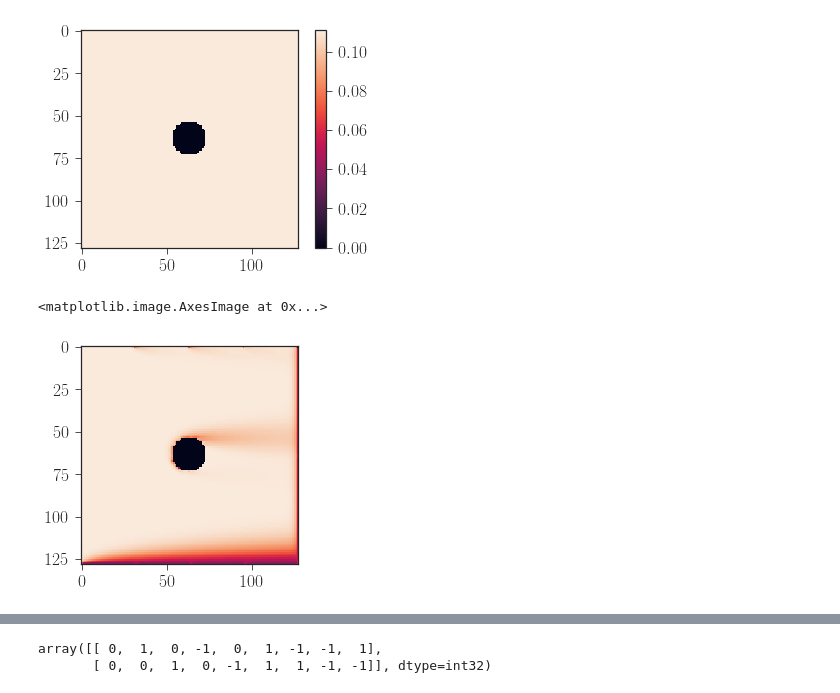
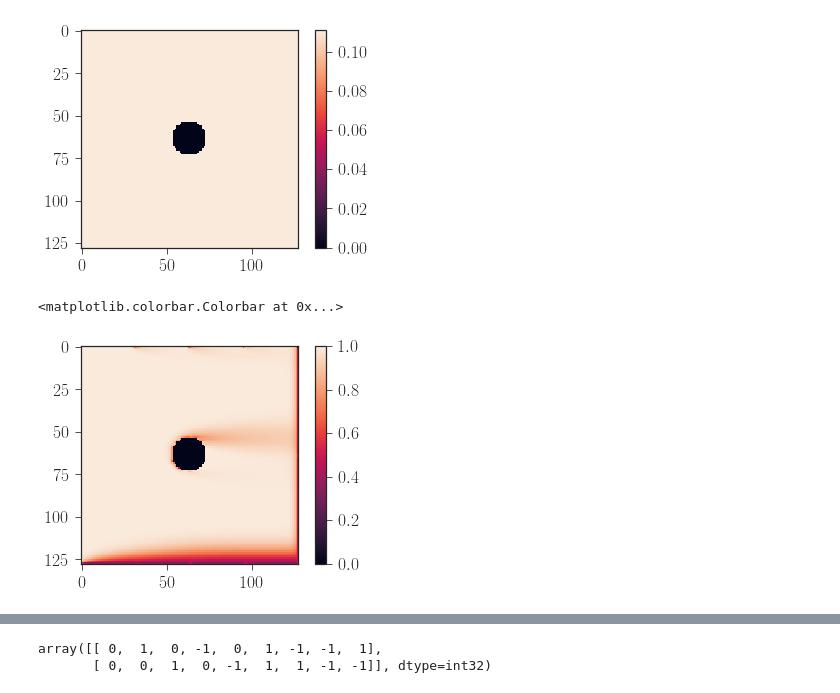
Before and after one commit to btweinstein/LB_colony_growth, a Jupyter notebook: 2018_04_23_mako_opencl_2d.ipynb, the cells around one changed output, grey strips where cells are left out. Saved outputs shown, nothing was run; the diff lists cells and outputs as text; code cells hidden in the pictures.

```diff
--- a/2018_04_23_mako_opencl_2d.ipynb
+++ b/2018_04_23_mako_opencl_2d.ipynb
@@ -161,9 +144,10 @@ plt.colorbar()
 [figure]
 [figure]
 # %%
-dla_colony.run(100)
+dla_colony.run(30)
 # %%
 plt.imshow(dla_colony.rho.get())
+plt.colorbar()
 # %% [output]
-<matplotlib.image.AxesImage at 0x...>
+<matplotlib.colorbar.Colorbar at 0x...>
-[figure, old version]
+[figure, new version]
```
Also changed, not shown: parts of 3 cells of this notebook, 1 other file.
